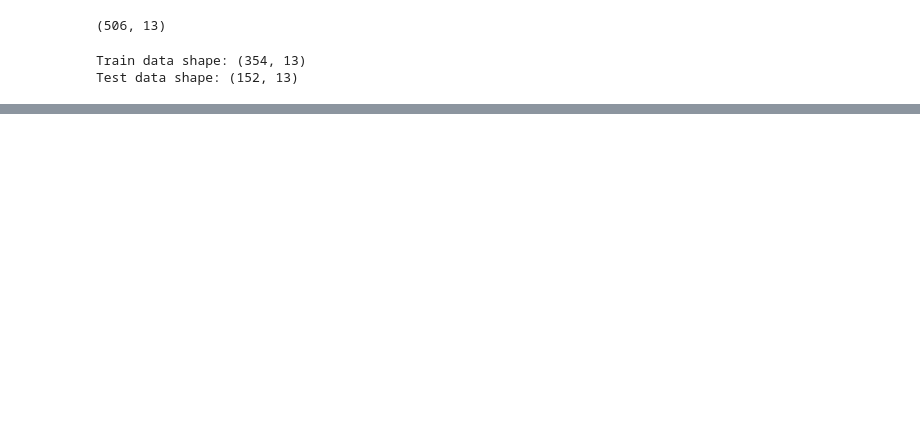
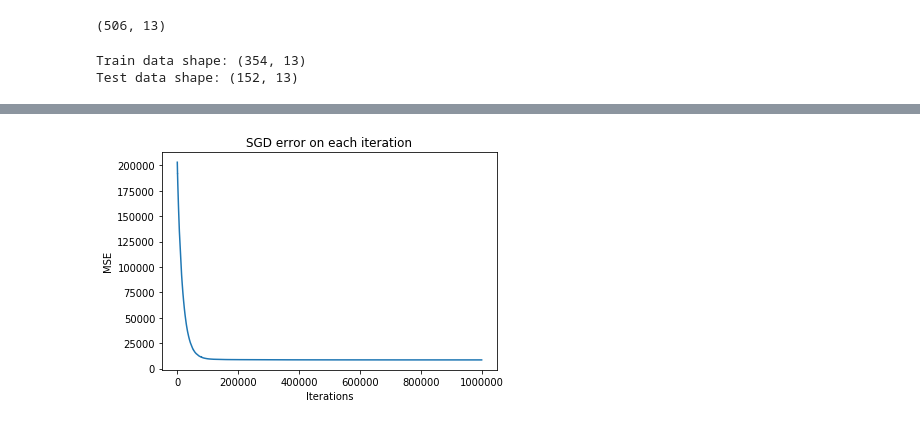
Before and after one commit to Mynzhassar/ml-algorithms, a Jupyter notebook: linear_regression.ipynb, the cells around one changed output, grey strips where cells are left out. Saved outputs shown, nothing was run; the diff lists cells and outputs as text; code cells hidden in the pictures; blank space fills up the shorter version.

```diff
--- a/linear_regression.ipynb
+++ b/linear_regression.ipynb
@@ -107,0 +132,9 @@ array([200, 409, 417, 530])
+# %%
+%%time
+
+_sgd_custom = _LinearRegression(method="sgd", max_iters=1e6)
+_sgd_custom._fit(X_train, y_train)
+y_pred_custom = _sgd_custom._predict(X_test)
+mse_custom = mean_squared_error(y_test, y_pred_custom)
+
+print(f"MSE for custom SGD: {mse_custom}")
@@ -107,0 +144,10 @@ array([200, 409, 417, 530])
+# %%
+iterations = range(_sgd_custom.iters)
+errors = _sgd_custom.errors
+
+plt.plot(iterations, errors)
+plt.xlabel("Iterations")
+plt.ylabel("MSE")
+plt.title("SGD error on each iteration");
+# %% [output]
+[figure, added]
```
Also changed, not shown: parts of 12 cells of this notebook.
